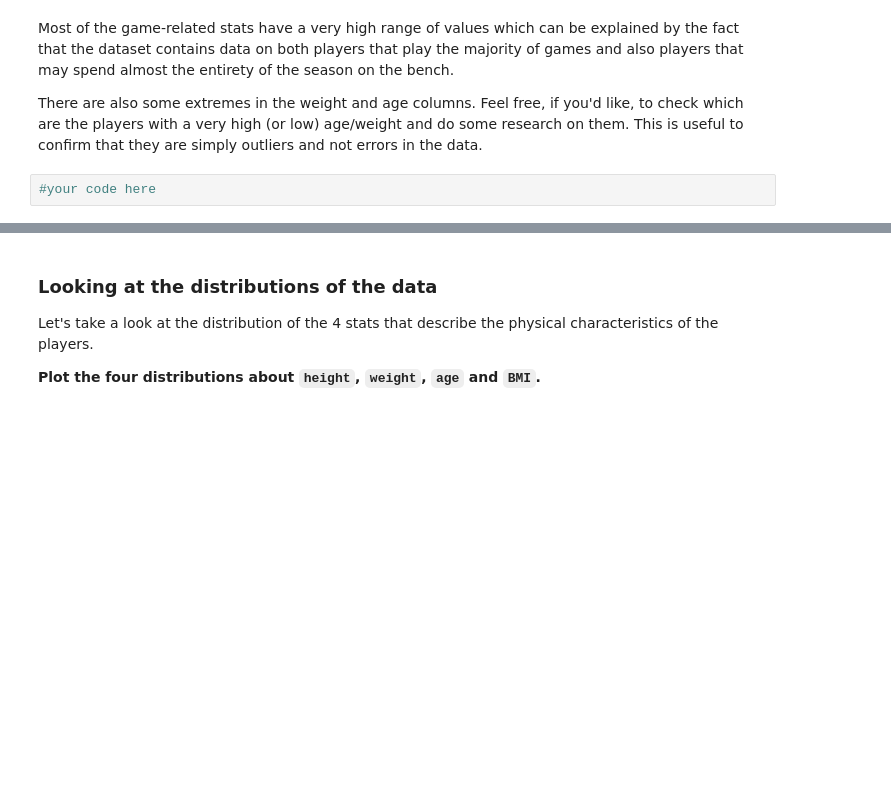
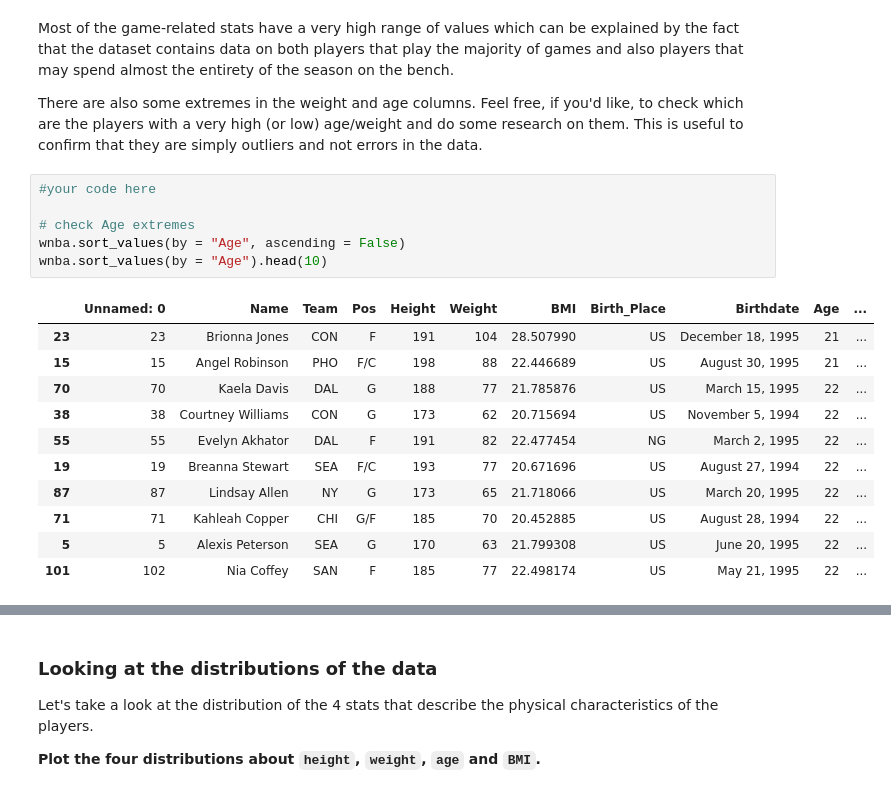
Before and after one commit to ta-data-lis/M2-mini-project2, a Jupyter notebook: your-code/2.-Exploratory-Data-Analysis.ipynb, the cells around one changed output, grey strips where cells are left out. Cells and saved outputs as stored; diff of their text form; blank space fills up the shorter version.

```diff
--- a/your-code/2.-Exploratory-Data-Analysis.ipynb
+++ b/your-code/2.-Exploratory-Data-Analysis.ipynb
@@ -25,5 +48,21 @@ Let's load the cleaned dataset first. Import it with the name `wnba` and show th
 Most of the game-related stats have a very high range of values which can be explained by the fact that the dataset contains data on both players that play the majority of games and also players that may spend almost the entirety of the season on the bench.
 
 There are also some extremes in the weight and age columns. Feel free, if you'd like, to check which are the players with a very high (or low) age/weight and do some research on them. This is useful to confirm that they are simply outliers and not errors in the data.
-# %%
-#your code here
+# %%
+#your code here
+
+# check Age extremes
+wnba.sort_values(by = "Age", ascending = False)
+wnba.sort_values(by = "Age").head(10)
+# %% [output]
+|  | Unnamed: 0 | Name | Team | Pos | Height | Weight | BMI | Birth_Place | Birthdate | Age | ... |
+| 23 | 23 | Brionna Jones | CON | F | 191 | 104 | 28.507990 | US | December 18, 1995 | 21 | ... |
+| 15 | 15 | Angel Robinson | PHO | F/C | 198 | 88 | 22.446689 | US | August 30, 1995 | 21 | ... |
+| 70 | 70 | Kaela Davis | DAL | G | 188 | 77 | 21.785876 | US | March 15, 1995 | 22 | ... |
+| 38 | 38 | Courtney Williams | CON | G | 173 | 62 | 20.715694 | US | November 5, 1994 | 22 | ... |
+| 55 | 55 | Evelyn Akhator | DAL | F | 191 | 82 | 22.477454 | NG | March 2, 1995 | 22 | ... |
+| 19 | 19 | Breanna Stewart | SEA | F/C | 193 | 77 | 20.671696 | US | August 27, 1994 | 22 | ... |
+| 87 | 87 | Lindsay Allen | NY | G | 173 | 65 | 21.718066 | US | March 20, 1995 | 22 | ... |
+| 71 | 71 | Kahleah Copper | CHI | G/F | 185 | 70 | 20.452885 | US | August 28, 1994 | 22 | ... |
+| 5 | 5 | Alexis Peterson | SEA | G | 170 | 63 | 21.799308 | US | June 20, 1995 | 22 | ... |
+| 101 | 102 | Nia Coffey | SAN | F | 185 | 77 | 22.498174 | US | May 21, 1995 | 22 | ... |
```
Also changed, not shown: parts of 15 cells of this notebook, 2 other files.
